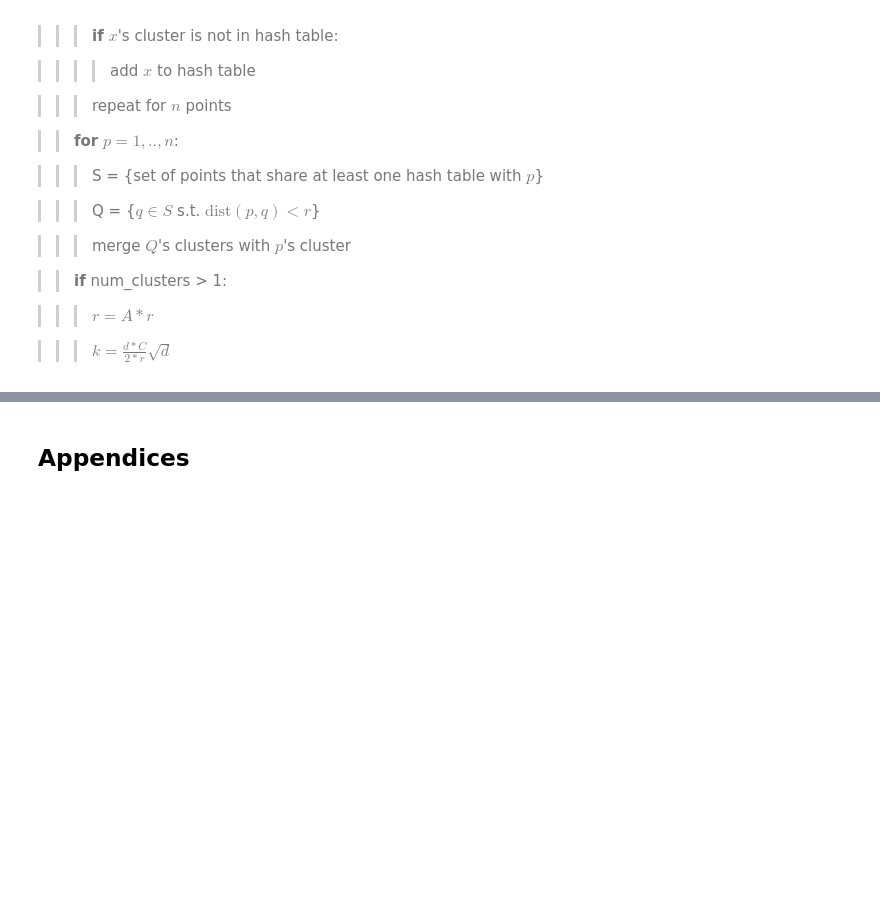
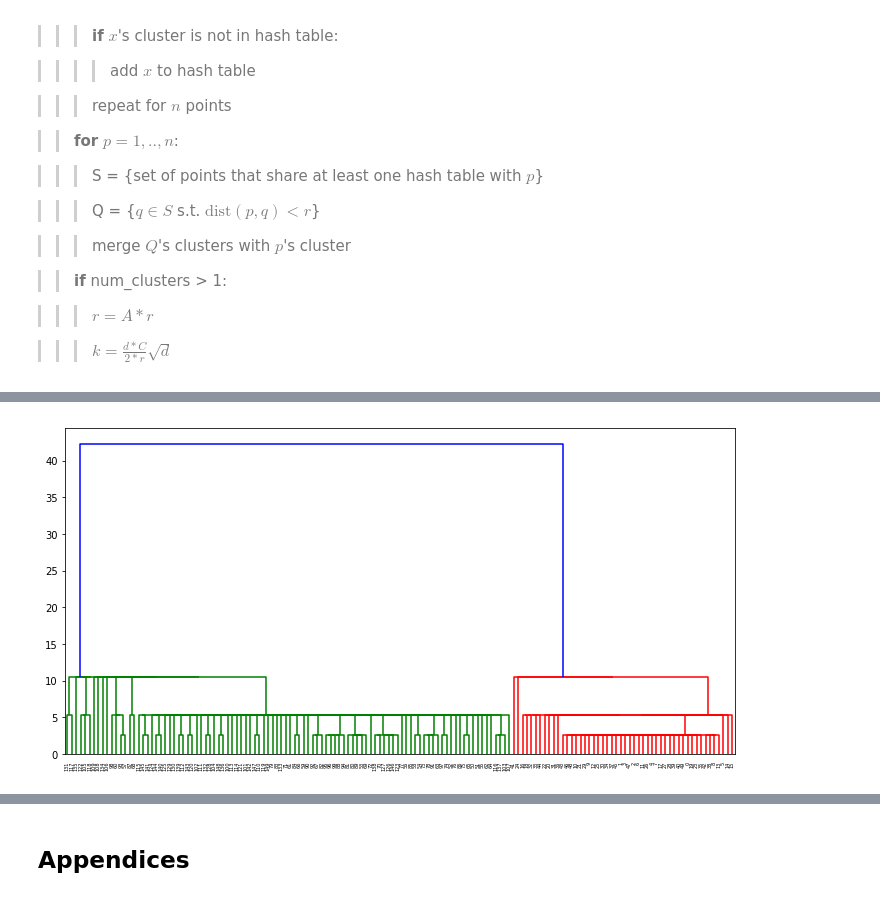
Before and after one commit to lisalebovici/LSHLinkClustering, a Jupyter notebook: report/FinalReport.ipynb, the cells around one changed output, grey strips where cells are left out. Cells and saved outputs as stored; diff of their text form; code cells hidden in the pictures; blank space fills up the shorter version.

```diff
--- a/report/FinalReport.ipynb
+++ b/report/FinalReport.ipynb
@@ -90,0 +121,8 @@ If there is more than one cluster remaining after the merges, the values for $r$
+# %%
+clusters2, Z2 = LSHLink(iris, A = 2.0, l = 10, k = 100, dendrogram = True)
+# %%
+dendrogram(Z2, color_threshold = 18)
+plt.gcf().set_size_inches(12, 6)
+plt.show();
+# %% [output]
+[figure, added]
```
Also changed, not shown: parts of 12 cells of this notebook, 1 other file.
